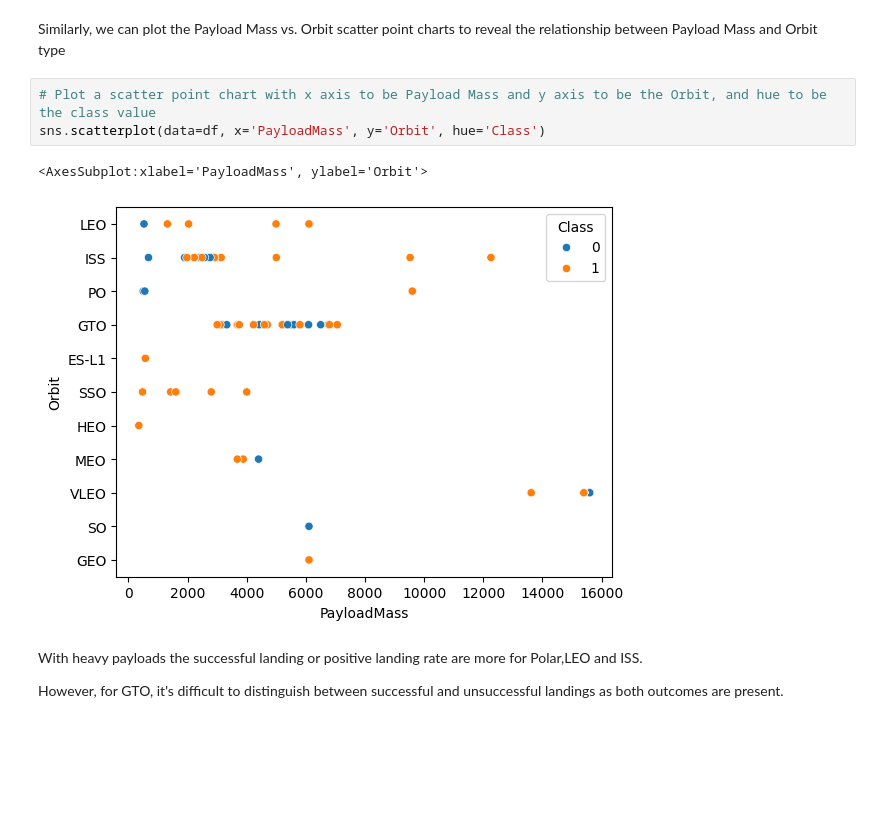
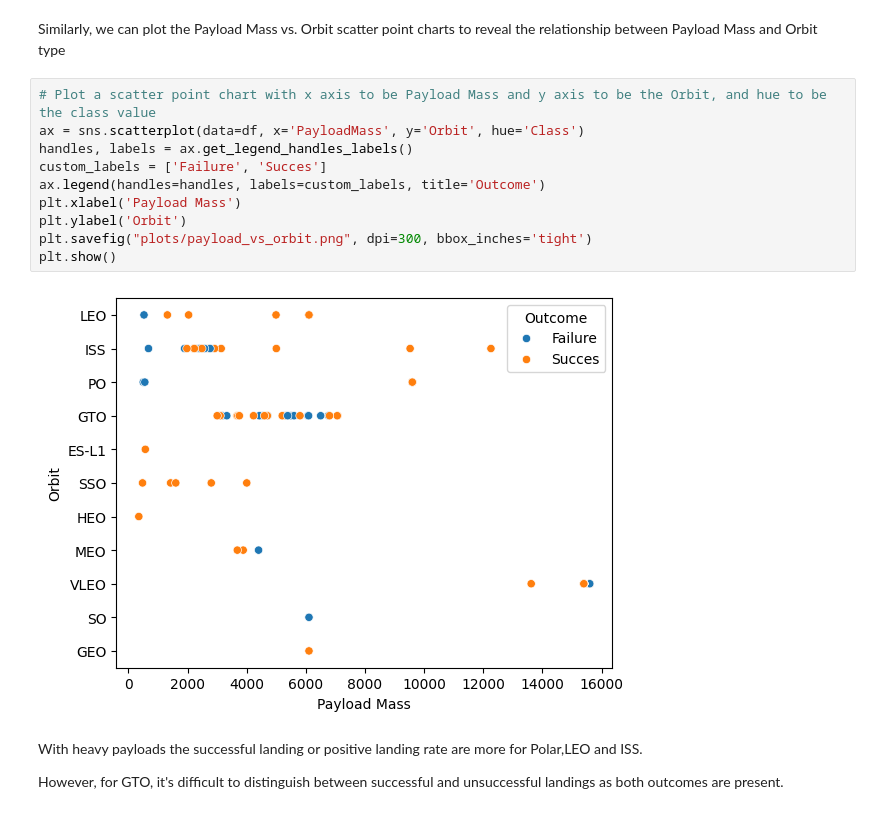
Before and after one commit to TediEve/IBM_DSPC_Capstone, a Jupyter notebook: edadataviz.ipynb, the cells around one changed output. Cells and saved outputs as stored; diff of their text form; blank space fills up the shorter version.

```diff
--- a/edadataviz.ipynb
+++ b/edadataviz.ipynb
@@ -146,10 +165,16 @@ You can observe that in the LEO orbit, success seems to be related to the number
 Similarly, we can plot the Payload Mass vs. Orbit scatter point charts to reveal the relationship between Payload Mass and Orbit type
 # %%
 # Plot a scatter point chart with x axis to be Payload Mass and y axis to be the Orbit, and hue to be the class value
-sns.scatterplot(data=df, x='PayloadMass', y='Orbit', hue='Class')
+ax = sns.scatterplot(data=df, x='PayloadMass', y='Orbit', hue='Class')
+handles, labels = ax.get_legend_handles_labels()
+custom_labels = ['Failure', 'Succes']
+ax.legend(handles=handles, labels=custom_labels, title='Outcome')
+plt.xlabel('Payload Mass')
+plt.ylabel('Orbit')
+plt.savefig("plots/payload_vs_orbit.png", dpi=300, bbox_inches='tight')
+plt.show()
 # %% [output]
-<AxesSubplot:xlabel='PayloadMass', ylabel='Orbit'>
-[figure, old version]
+[figure, new version]
 # %% [markdown]
 With heavy payloads the successful landing or positive landing rate are more for Polar,LEO and ISS.
 
```
Also changed, not shown: parts of 6 cells of this notebook, 16 other files.
